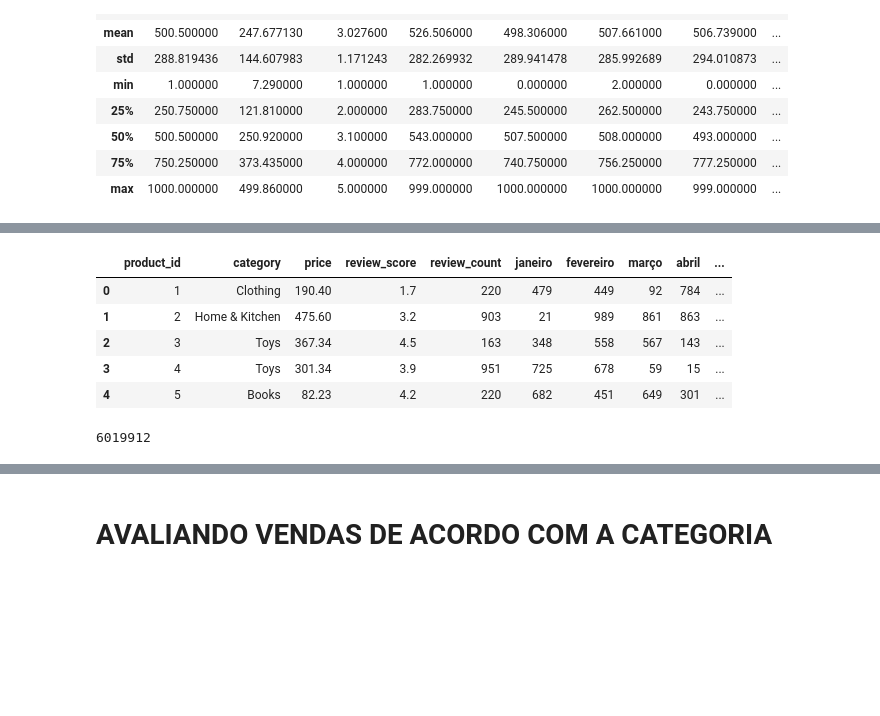
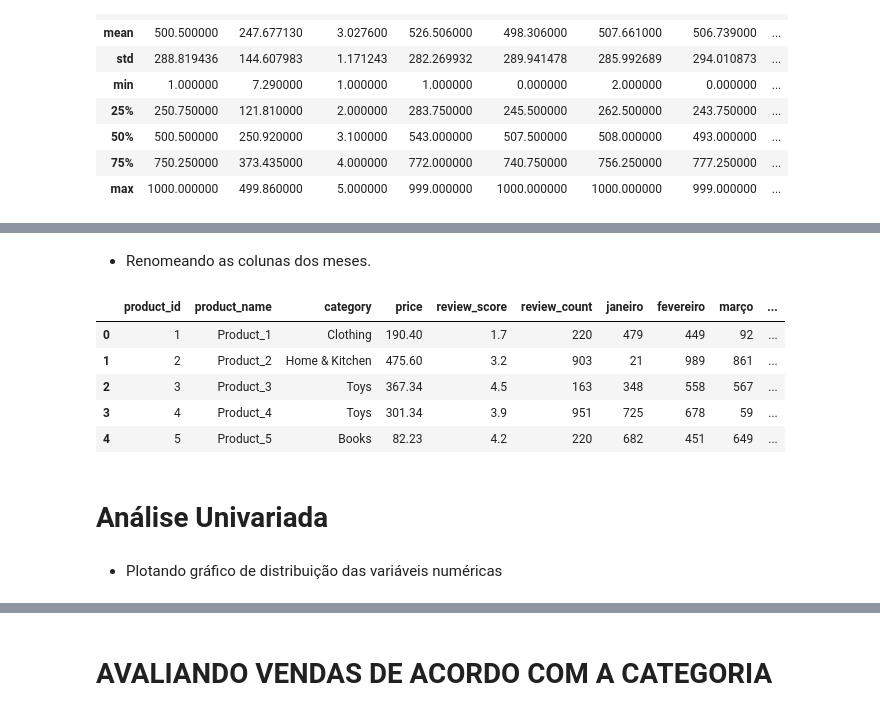
Before and after one commit to gabrielasenareis/Portfolio, a Jupyter notebook: Análise_de_vendas_ecommerce.ipynb, the cells around one changed output, grey strips where cells are left out. Drawn from its saved outputs; the diff is of its cells as text; code cells hidden in the pictures; blank space fills up the shorter version.

```diff
--- a/Análise_de_vendas_ecommerce.ipynb
+++ b/Análise_de_vendas_ecommerce.ipynb
@@ -48,3 +119,6 @@ Data columns (total 18 columns):
  17  sales_month_12  1000 non-null   int64
 dtypes: float64(2), int64(14), object(2)
 memory usage: 140.8+ KB
+# %%
+df['vendas_totais'] = df.loc[:, 'sales_month_1':'sales_month_12'].sum(axis=1)
+df['vendas_totais'].sum()
@@ -95,6 +178,3 @@ df.describe()
 | 50% | 500.500000 | 250.920000 | 3.100000 | 543.000000 | 507.500000 | 508.000000 | 493.000000 | ... |
 | 75% | 750.250000 | 373.435000 | 4.000000 | 772.000000 | 740.750000 | 756.250000 | 777.250000 | ... |
 | max | 1000.000000 | 499.860000 | 5.000000 | 999.000000 | 1000.000000 | 1000.000000 | 999.000000 | ... |
-# %%
-df.drop('product_name', axis=1, inplace=True)
-df.info()
@@ -119,16 +181,16 @@ memory usage: 132.9+ KB
+# %% [markdown]
+*  Renomeando as colunas dos meses.
 # %%
-
-
-df.rename(columns={'sales_month_1': 'janeiro', 'sales_month_2': 'fevereiro', 'sales_month_3': 'março', 'sales_month_4': 'abril', 'sales_month_5': 'maio', 'sales_month_6': 'junho','sales_month_7': 'julho', 'sales_month_8': 'agosto', 'sales_month_9': 'setembro', 'outbro': 'sales_month_10', 'sales_month_11': 'novembro', 'sales_month_12': 'dezembro'}, inplace=True)
+df.rename(columns={'sales_month_1': 'janeiro', 'sales_month_2': 'fevereiro', 'sales_month_3': 'março', 'sales_month_4': 'abril', 'sales_month_5': 'maio', 'sales_month_6': 'junho','sales_month_7': 'julho', 'sales_month_8': 'agosto', 'sales_month_9': 'setembro', 'sales_month_10': 'outubro', 'sales_month_11': 'novembro', 'sales_month_12': 'dezembro'}, inplace=True)
 df.head()
 # %% [output]
-|  | product_id | category | price | review_score | review_count | janeiro | fevereiro | março | abril | ... |
-| 0 | 1 | Clothing | 190.40 | 1.7 | 220 | 479 | 449 | 92 | 784 | ... |
-| 1 | 2 | Home & Kitchen | 475.60 | 3.2 | 903 | 21 | 989 | 861 | 863 | ... |
-| 2 | 3 | Toys | 367.34 | 4.5 | 163 | 348 | 558 | 567 | 143 | ... |
-| 3 | 4 | Toys | 301.34 | 3.9 | 951 | 725 | 678 | 59 | 15 | ... |
-| 4 | 5 | Books | 82.23 | 4.2 | 220 | 682 | 451 | 649 | 301 | ... |
+|  | product_id | product_name | category | price | review_score | review_count | janeiro | fevereiro | março | ... |
+| 0 | 1 | Product_1 | Clothing | 190.40 | 1.7 | 220 | 479 | 449 | 92 | ... |
+| 1 | 2 | Product_2 | Home & Kitchen | 475.60 | 3.2 | 903 | 21 | 989 | 861 | ... |
+| 2 | 3 | Product_3 | Toys | 367.34 | 4.5 | 163 | 348 | 558 | 567 | ... |
+| 3 | 4 | Product_4 | Toys | 301.34 | 3.9 | 951 | 725 | 678 | 59 | ... |
+| 4 | 5 | Product_5 | Books | 82.23 | 4.2 | 220 | 682 | 451 | 649 | ... |
-# %%
-df['total_sales'].sum()
-# %% [output]
-6019912
+# %% [markdown]
+# Análise Univariada
+# %% [markdown]
+*  Plotando gráfico de distribuição das variáveis numéricas
```
Also changed, not shown: parts of 48 cells of this notebook.
